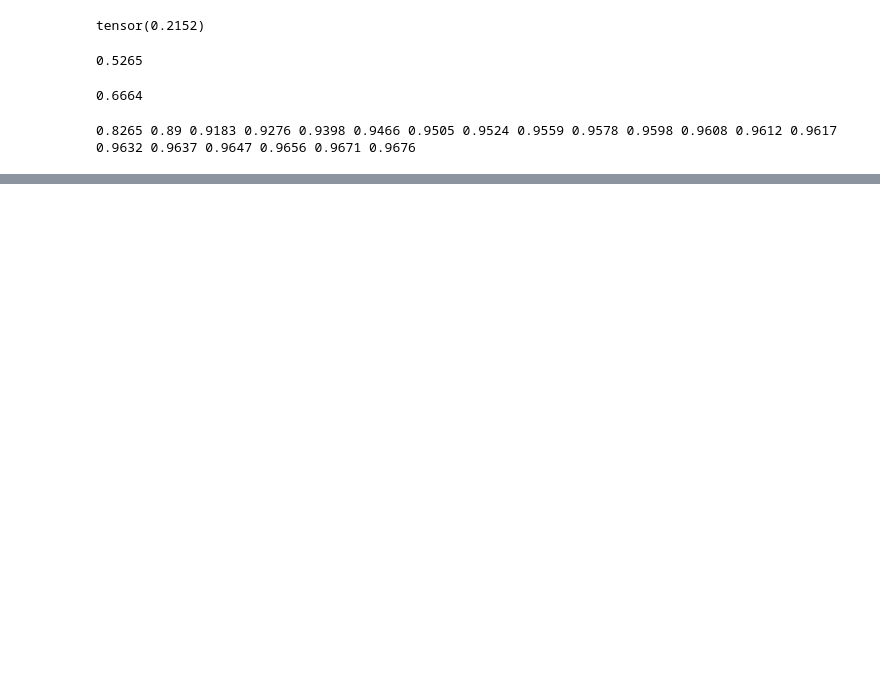
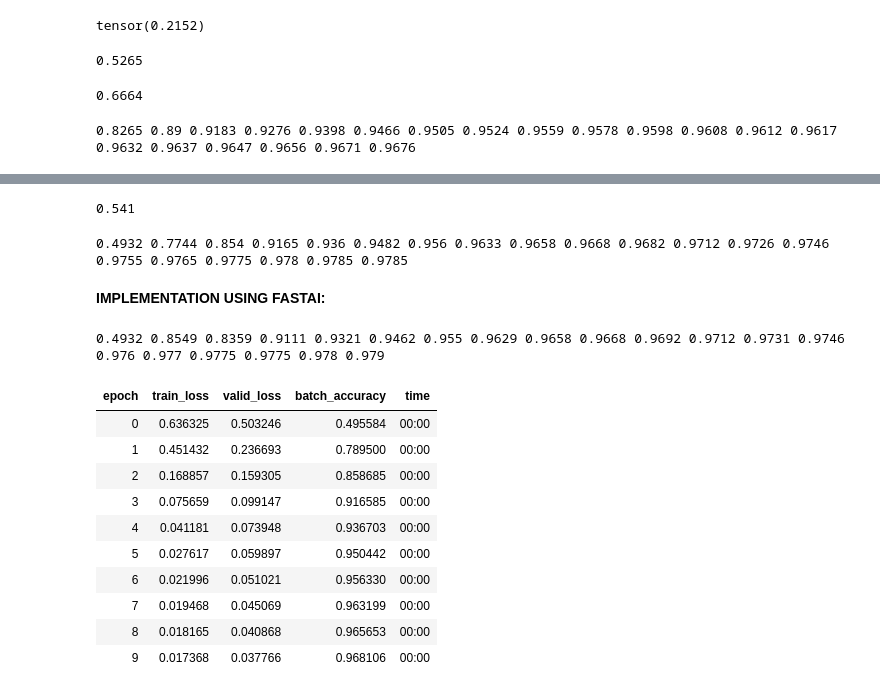
Before and after one commit to ThinamXx/Fastai, a Jupyter notebook: 3. Training a Classifier/DigitClassifier.ipynb, the cells around one changed output, grey strips where cells are left out. Saved outputs shown, nothing was run; the diff lists cells and outputs as text; code cells hidden in the pictures; blank space fills up the shorter version.

```diff
--- a/3. Training a Classifier/DigitClassifier.ipynb
+++ b/3. Training a Classifier/DigitClassifier.ipynb
@@ -583,0 +618,44 @@ for i in range(20):
+# %%
+#@ INSPECTING VALIDATION:
+validate_epoch(linear_model)                            # Implementation of Function.
+# %% [output]
+0.541
+# %%
+#@ CREATING TRAINING LOOP:
+def train_model(model, epochs):                         # Function for Training.
+    for i in range(epochs):
+        train_epoch(model)                              # Training Epoch.
+        print(validate_epoch(model), end=(" "))         # Inspecting Accuracy.
+
+#@ IMPLEMENTATION:
+train_model(linear_model, 20)                           # Training the Model.
+# %% [output]
+0.4932 0.7744 0.854 0.9165 0.936 0.9482 0.956 0.9633 0.9658 0.9668 0.9682 0.9712 0.9726 0.9746 0.9755 0.9765 0.9775 0.978 0.9785 0.9785
+# %% [markdown]
+**IMPLEMENTATION USING FASTAI:**
+# %%
+#@ IMPLEMENTATION OF OPTIMIZER USING FASTAI:
+linear_model = nn.Linear(28*28, 1)                      # Linear Model.
+opt = SGD(linear_model.parameters(), lr)                # Initializing SGD Optimizer.
+train_model(linear_model, 20)                           # Training the Model.
+# %% [output]
+0.4932 0.8549 0.8359 0.9111 0.9321 0.9462 0.955 0.9629 0.9658 0.9668 0.9692 0.9712 0.9731 0.9746 0.976 0.977 0.9775 0.9775 0.978 0.979
+# %%
+#@ IMPLEMENTATION OF LEARNER USING FASTAI:
+dls = DataLoaders(dl, valid_dl)                          # Initializing DataLoader.
+learn = Learner(dls, nn.Linear(28*28, 1), opt_func=SGD,
+                loss_func=mnist_loss,
+                metrics=batch_accuracy)                  # Initializing Learner.
+learn.fit(10, lr=lr)                                     # Training the Model.
+# %% [output]
+| epoch | train_loss | valid_loss | batch_accuracy | time |
+| 0 | 0.636325 | 0.503246 | 0.495584 | 00:00 |
+| 1 | 0.451432 | 0.236693 | 0.789500 | 00:00 |
+| 2 | 0.168857 | 0.159305 | 0.858685 | 00:00 |
+| 3 | 0.075659 | 0.099147 | 0.916585 | 00:00 |
+| 4 | 0.041181 | 0.073948 | 0.936703 | 00:00 |
+| 5 | 0.027617 | 0.059897 | 0.950442 | 00:00 |
+| 6 | 0.021996 | 0.051021 | 0.956330 | 00:00 |
+| 7 | 0.019468 | 0.045069 | 0.963199 | 00:00 |
+| 8 | 0.018165 | 0.040868 | 0.965653 | 00:00 |
+| 9 | 0.017368 | 0.037766 | 0.968106 | 00:00 |
```
Also changed, not shown: parts of 6 cells of this notebook.
